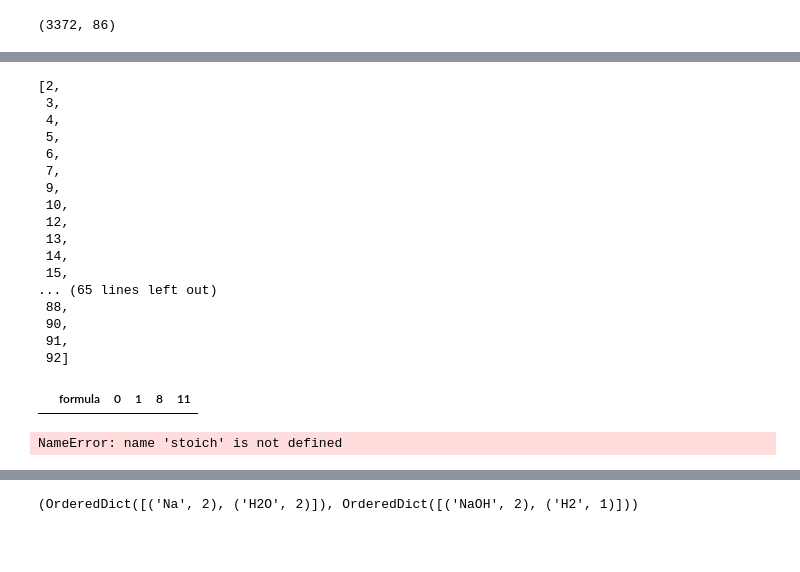
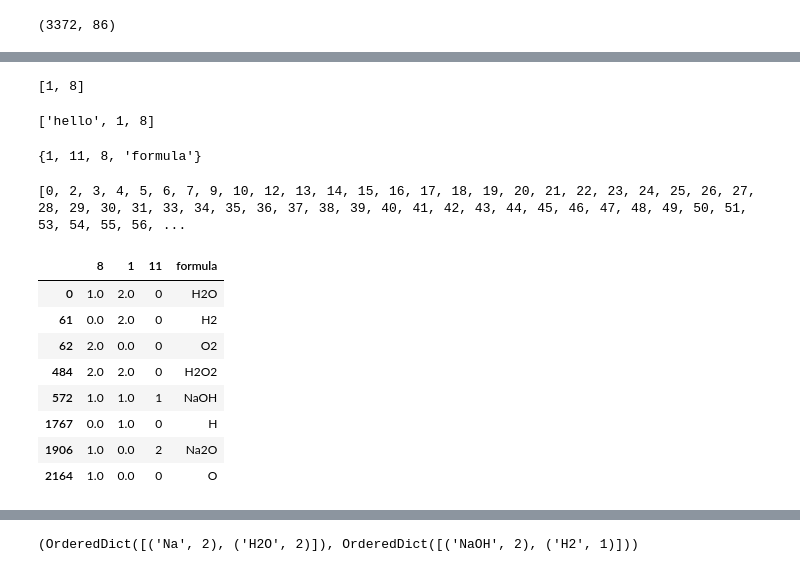
Before and after one commit to jydiw/alchemist, a Jupyter notebook: notebooks/A2_standard-thermodynamic-quantities_textbook-extraction.ipynb, the cells around one changed output, grey strips where cells are left out. Saved outputs shown, nothing was run; the diff lists cells and outputs as text; code cells hidden in the pictures; blank space fills up the shorter version.

```diff
--- a/notebooks/A2_standard-thermodynamic-quantities_textbook-extraction.ipynb
+++ b/notebooks/A2_standard-thermodynamic-quantities_textbook-extraction.ipynb
@@ -227,0 +336,2 @@ stoich.shape
+# %%
+stoich = stoich.drop_duplicates()
@@ -236,42 +353,47 @@ water.composition
+# %%
+[*water.composition]
+# %% [output]
+[1, 8]
+# %%
+['hello'] + [*water.composition]
+# %% [output]
+['hello', 1, 8]
+# %%
+z_ignore = ['formula']
+for r in reactants:
+    s = Substance.from_formula(r)
+    z_ignore += [*s.composition]
+z_ignore = set(z_ignore)
+z_ignore
+# %% [output]
+{1, 11, 8, 'formula'}
 # %%
-column_mask = [col for col in stoich.columns if col not in ('formula', 0, 1, 8, 11)]
-column_mask
+column_mask = [col for col in stoich.columns if col not in z_ignore]
+print(column_mask)
 # %% [output]
-[2,
- 3,
- 4,
- 5,
- 6,
- 7,
- 9,
- 10,
- 12,
- 13,
- 14,
- 15,
-... (65 lines left out)
- 88,
- 90,
- 91,
- 92]
+[0, 2, 3, 4, 5, 6, 7, 9, 10, 12, 13, 14, 15, 16, 17, 18, 19, 20, 21, 22, 23, 24, 25, 26, 27, 28, 29, 30, 31, 33, 34, 35, 36, 37, 38, 39, 40, 41, 42, 43, 44, 45, 46, 47, 48, 49, 50, 51, 53, 54, 55, 56, ...
-# %%
-stoich_temp.loc[(stoich_temp==0).all(axis=1)]
-# %% [output]
-|  | formula | 0 | 1 | 8 | 11 |
 # %%
 # https://stackoverflow.com/questions/22649693/
 
 stoich_temp = stoich.copy()
 
 for col in column_mask:
     stoich_temp = stoich_temp[stoich_temp[col] == 0]
 
 stoich_temp = stoich_temp.loc[(stoich_temp.drop(columns='formula')!=0).any(axis=1)]
 
-stoich_temp = stoich_temp[['formula', 0, 1, 8, 11]]
-stoich_temp.head()
+stoich_temp = stoich_temp[z_ignore]
+stoich_temp
 # %% [output]
-NameError: name 'stoich' is not defined
+|  | 8 | 1 | 11 | formula |
+| 0 | 1.0 | 2.0 | 0 | H2O |
+| 61 | 0.0 | 2.0 | 0 | H2 |
+| 62 | 2.0 | 0.0 | 0 | O2 |
+| 484 | 2.0 | 2.0 | 0 | H2O2 |
+| 572 | 1.0 | 1.0 | 1 | NaOH |
+| 1767 | 0.0 | 1.0 | 0 | H |
+| 1906 | 1.0 | 0.0 | 2 | Na2O |
+| 2164 | 1.0 | 0.0 | 0 | O |
 # %%
 list(stoich_temp['formula'])
 # %% [output]
```
Also changed, not shown: parts of 107 cells of this notebook.
